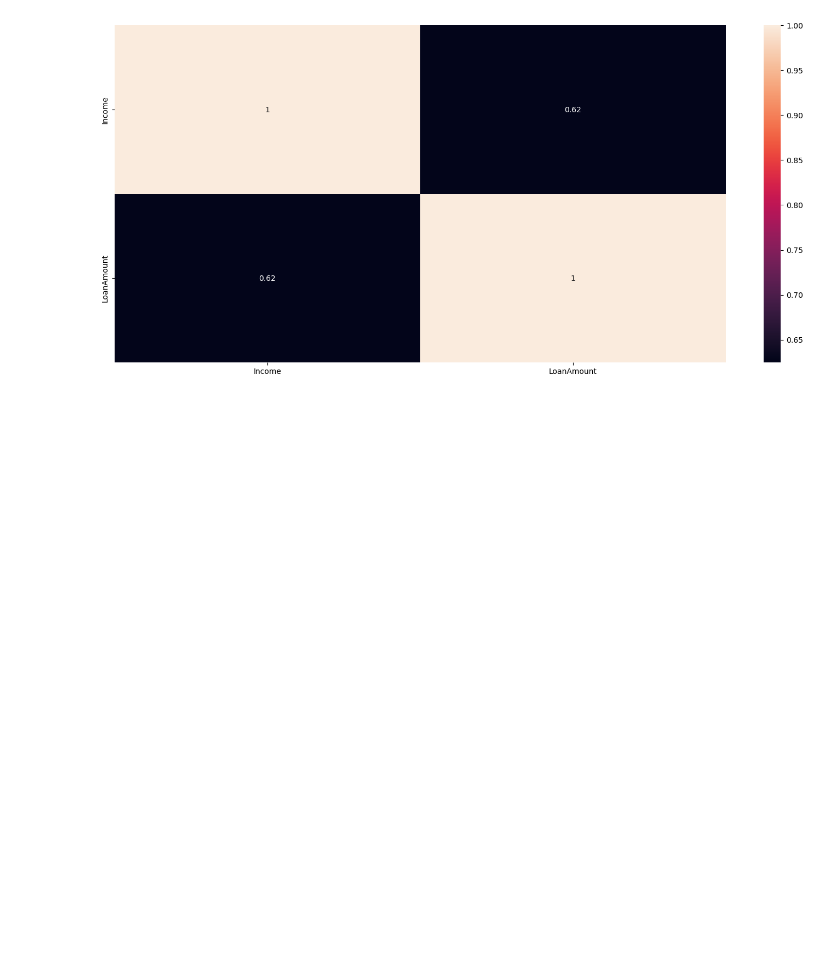
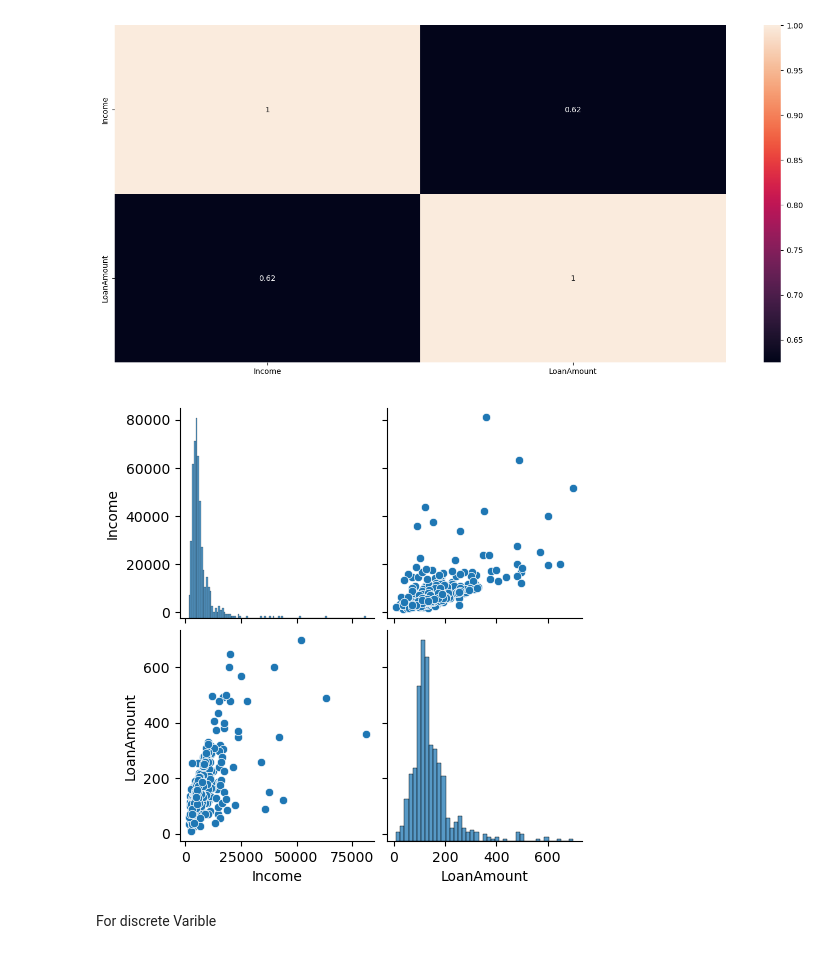
Before and after one commit to darshan-dalvi/Loan-Eligible-Status, a Jupyter notebook: loan.ipynb, the cells around one changed output. Saved outputs shown, nothing was run; the diff lists cells and outputs as text; code cells hidden in the pictures; blank space fills up the shorter version.

```diff
--- a/loan.ipynb
+++ b/loan.ipynb
@@ -280,3 +280,10 @@ sns.heatmap(data[continous].corr(), annot=True)
 plt.show()
 # %% [output]
 [figure]
+# %%
+sns.pairplot(data[continous])
+plt.show()
+# %% [output]
+[figure, added]
+# %% [markdown]
+For discrete Varible
```
Also changed, not shown: parts of 53 cells of this notebook.
